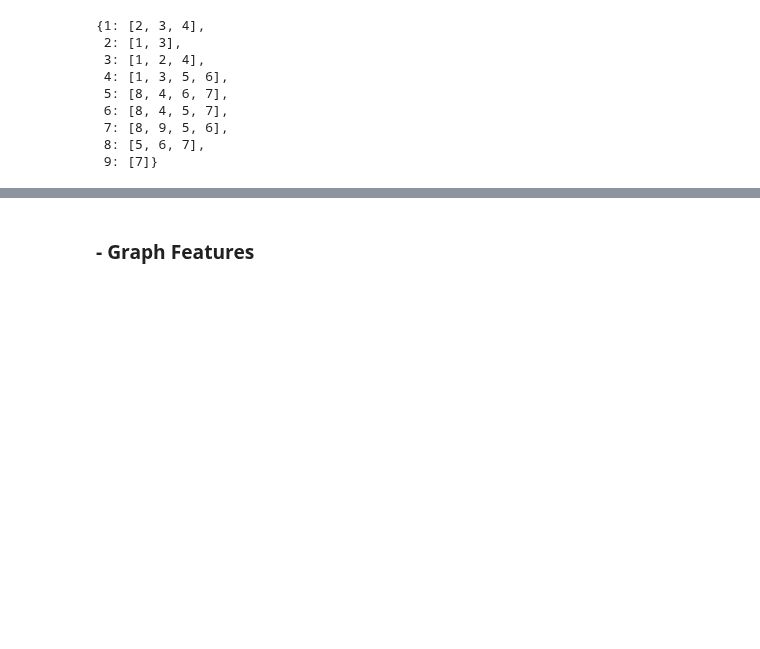
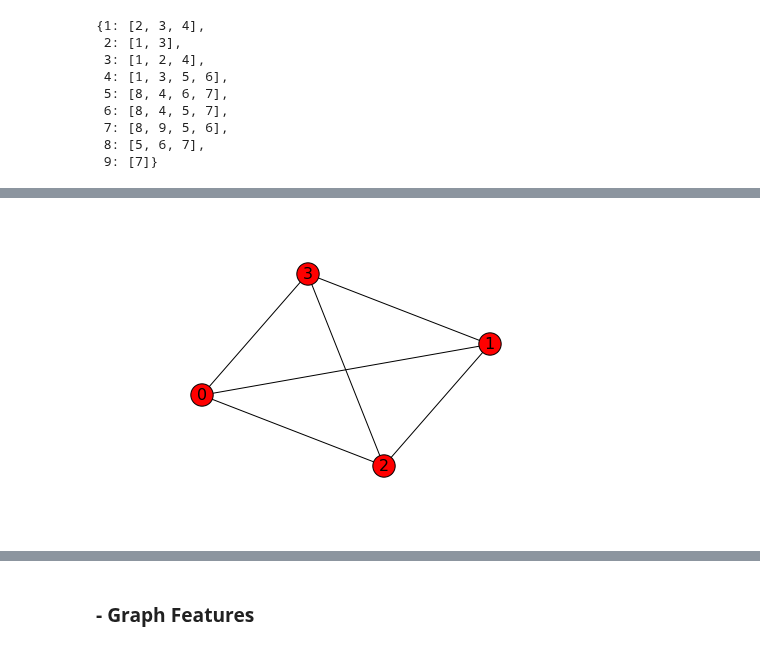
Before and after one commit to bluebibi/LINK_ML_BIG_DATA, a Jupyter notebook: networkx.ipynb, the cells around one changed output, grey strips where cells are left out. Cells and saved outputs as stored; diff of their text form; code cells hidden in the pictures; blank space fills up the shorter version.

```diff
--- a/networkx.ipynb
+++ b/networkx.ipynb
@@ -117,0 +134,5 @@ dict((x, g.neighbors(x)) for x in g.nodes())
+# %%
+tet=nx.tetrahedral_graph()
+nx.draw(tet, node_size=500, with_labels=True, font_size=16)
+# %% [output]
+[figure, added]
```
Also changed, not shown: parts of 46 cells of this notebook.
